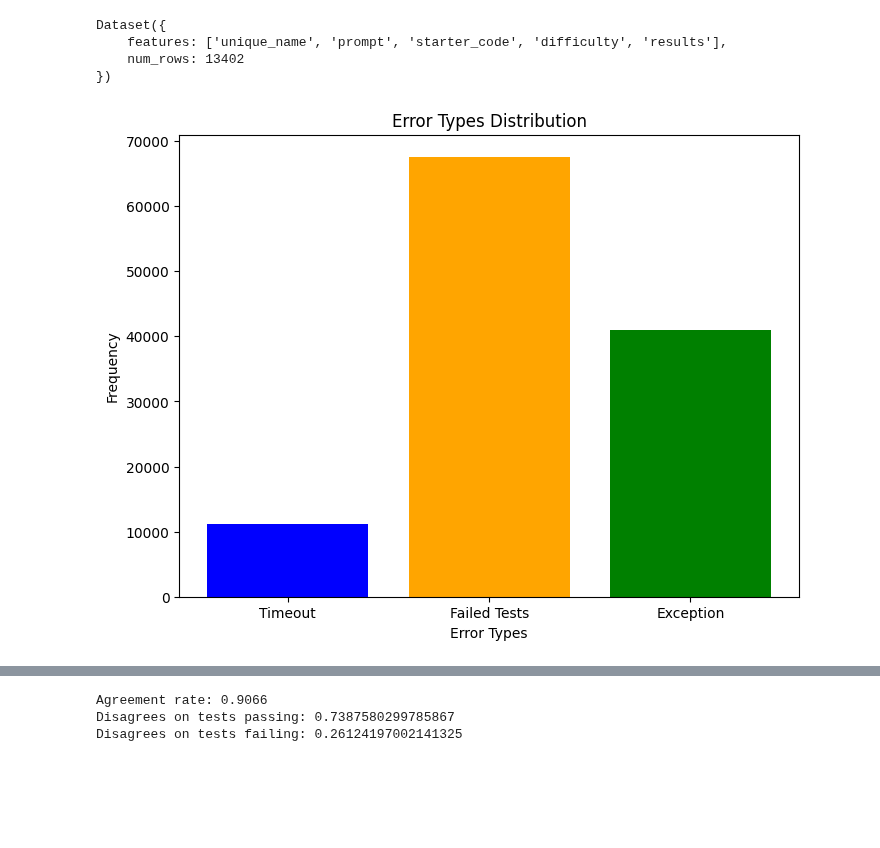
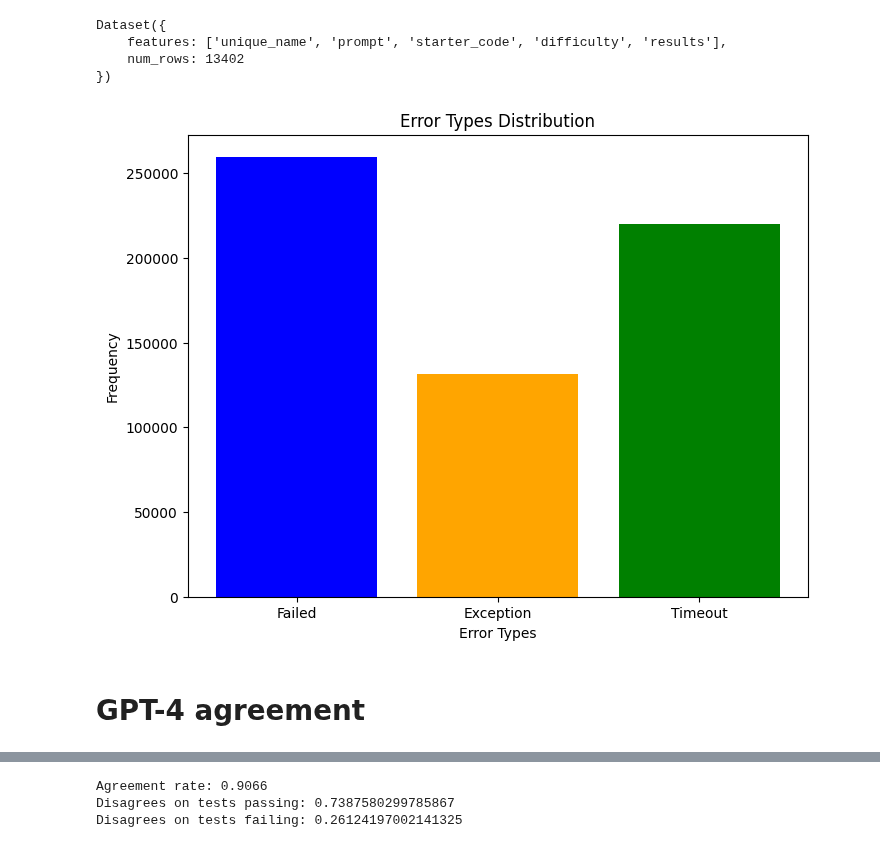
Before and after one commit to cassanof/CodeRM, a Jupyter notebook: codeprm/notebooks/orm_dataset_analysis.ipynb, the cells around one changed output, grey strips where cells are left out. Cells and saved outputs as stored; diff of their text form; code cells hidden in the pictures; blank space fills up the shorter version.

```diff
--- a/codeprm/notebooks/orm_dataset_analysis.ipynb
+++ b/codeprm/notebooks/orm_dataset_analysis.ipynb
@@ -7,5 +9,5 @@ client = openai.Client(api_key=os.environ["OPENAI_API_KEY"])
 # %%
-ds = datasets.load_dataset("cassanof/orm_dataset_raw10_og", split="train")
+ds = datasets.load_dataset("codegenning/orm_dataset_raw50_og", split="train")
 ds = ds.shuffle()
 ds
 # %% [output]
@@ -15,35 +17,40 @@ Dataset({
 })
 # %%
 import matplotlib.pyplot as plt
-def get_err_kind(r):
-    o = r["output"]
-    if "Timeout" in o:
-        t = "Timeout"
-    elif "expected" in o and "but got" in o or "AssertionError" in o:
-        t = "Failed Tests"
-    else:
-        t = "Exception"
-    return t
+from codeprm.eval.redo_code_execution import get_err_kind
 
 errs = [] # err types: "Timeout", "Exception", "Failed Tests"
+timeout_exs = []
+at_least_one_passing = []
 for ex in ds:
+    passing = None
     for r in ex["results"]:
         if not r["passing"]:
-            errs.append(get_err_kind(r))
+            kind = get_err_kind(r)
+            errs.append(kind)
+            if kind == "Timeout":
+                timeout_exs.append((ex, r["code"], r["output"]))
+        else:
+            passing = r["code"]
+
+    if passing != None:
+        at_least_one_passing.append((ex, passing))
 
 error_counts = {error: errs.count(error) for error in set(errs)}
 
 error_types = list(error_counts.keys())
 counts = list(error_counts.values())
 
 plt.figure(figsize=(8, 6))
 plt.bar(error_types, counts, color=['blue', 'orange', 'green'])
 plt.xlabel('Error Types')
 plt.ylabel('Frequency')
 plt.title('Error Types Distribution')
 plt.show()
 # %% [output]
-[figure, old version]
+[figure, new version]
+# %% [markdown]
+# GPT-4 agreement
 # %%
 from codeprm.prompts import py_prompt
 import random
```
Also changed, not shown: parts of 7 cells of this notebook, 2 other files.
